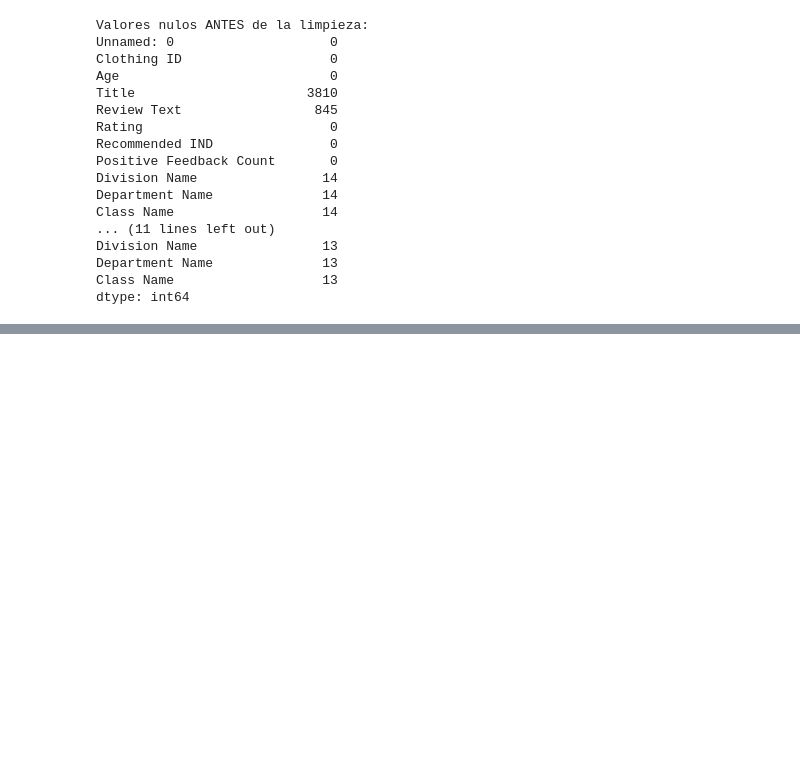
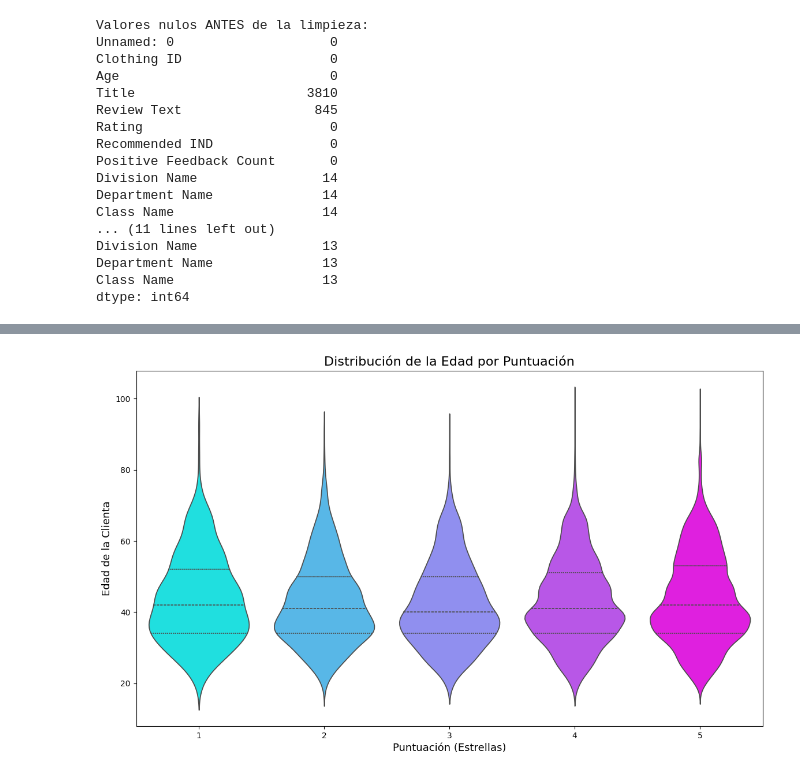
Before and after one commit to Factoria-F5-madrid/proyecto3_Kasthlen_EDA, a Jupyter notebook: analisis_reviews.ipynb, the cells around one changed output, grey strips where cells are left out. Drawn from its saved outputs; the diff is of its cells as text; code cells hidden in the pictures; blank space fills up the shorter version.

```diff
--- a/analisis_reviews.ipynb
+++ b/analisis_reviews.ipynb
@@ -126,0 +204,19 @@ df.head()
+# %%
+# Configuramos el tamaño del gráfico
+plt.figure(figsize=(14, 8))
+
+# Creamos un gráfico de violín
+# 'x' es la puntuación (Rating), y 'y' es la edad (Age)
+# `palette='pastel'` usa una paleta de colores suave
+# `inner='quartile'` muestra las líneas de los cuartiles dentro de cada violín
+sns.violinplot(data=df, x='Rating', y='Age', palette='cool', inner='quartile', hue='Rating', legend=False)
+
+# Añadimos títulos y etiquetas para mejorar la legibilidad
+plt.title('Distribución de la Edad por Puntuación', fontsize=16)
+plt.xlabel('Puntuación (Estrellas)', fontsize=13)
+plt.ylabel('Edad de la Clienta', fontsize=13)
+
+# Mostramos el gráfico
+plt.show()
+# %% [output]
+[figure, added]
```
Also changed, not shown: parts of 6 cells of this notebook.
